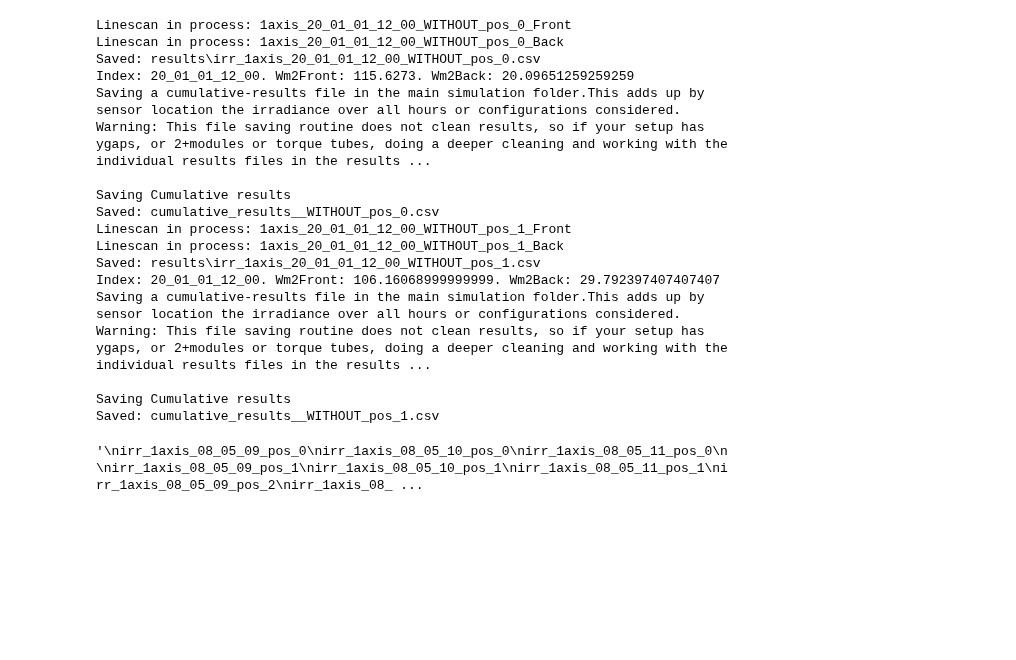
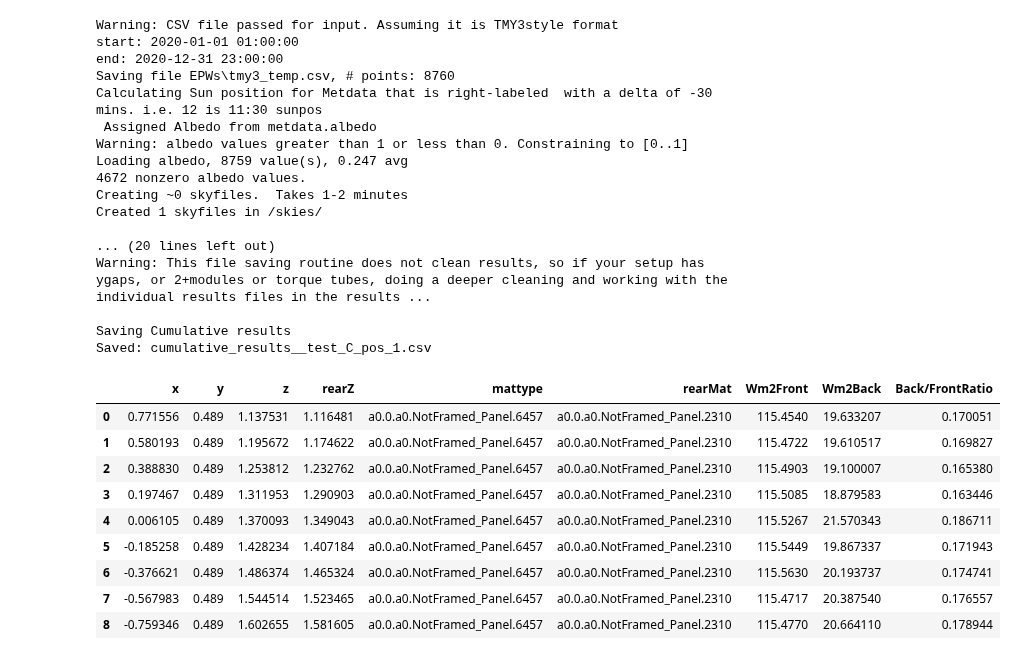
Before and after one commit to NREL/bifacial_radiance, a Jupyter notebook: docs/tutorials/Site Simulation with Frames and Omegas.ipynb, the cells around one changed output. Cells and saved outputs as stored; diff of their text form; code cells hidden in the pictures; blank space fills up the shorter version.

Commit message:
updates to Simulation Journal

```diff
--- a/docs/tutorials/Site Simulation with Frames and Omegas.ipynb
+++ b/docs/tutorials/Site Simulation with Frames and Omegas.ipynb
@@ -196,41 +239,51 @@ demo.trackerdict['20_01_01_12_00']['surf_tilt']
 # %%
+# Restricting run to one hour for speed, 'MM_DD_HH'
+metdata = demo.readWeatherFile(TMYtoread)
+demo.setGround()
+sceneDict = {'pitch': pitch,'hub_height':hub_height, 'nMods':nMods, 'nRows': nRows, 'sceney':y}
+trackerdict = demo.set1axis(metdata = metdata, limit_angle = limit_angle, backtrack = backtrack,
+                            gcr = gcr, cumulativesky = cumulativesky)
+startdate = '20_01_01_12'
+enddate = '20_01_01_12'
+trackerdict = demo.gendaylit1axis(startdate = startdate, enddate = enddate)
+trackerdict = demo.makeScene1axis(moduletype = moduletype_simple, sceneDict = sceneDict)
+trackerdict = demo.makeOct1axis()
+print(demo.trackerdict['20_01_01_12_00']['surf_tilt'])
+
 scanpoints = int(0.05/0.005)     # sample 5 cm from the edge, with a resolution of 0.005 mm
 frame_thickness = 0.01
 modscanBack = {}
 for ii in range(0, 2):
     modscanBack['ystart']  = x/2.0 - (frame_thickness + 0.001) - 0.005*ii # (adding frame thicknes plus 1 mm so it does not overlay exactly)
-    result = demo.analysis1axis(modscanfront=modscanBack, modscanback=modscanBack, relative = False, customname='_WITHOUT_'+'pos_'+str(ii))
-
-
-'''
-irr_1axis_08_05_09_pos_0
-irr_1axis_08_05_10_pos_0
-irr_1axis_08_05_11_pos_0
-
-irr_1axis_08_05_09_pos_1
-irr_1axis_08_05_10_pos_1
-irr_1axis_08_05_11_pos_1
-irr_1axis_08_05_09_pos_2
-irr_1axis_08_05_10_pos_2
-irr_1axis_08_05_11_pos_2
-'''
+    result = demo.analysis1axis(modscanfront=modscanBack, modscanback=modscanBack, relative = False, customname='_test_C_pos_'+str(ii))
 # %% [output]
-Linescan in process: 1axis_20_01_01_12_00_WITHOUT_pos_0_Front
-Linescan in process: 1axis_20_01_01_12_00_WITHOUT_pos_0_Back
-Saved: results\irr_1axis_20_01_01_12_00_WITHOUT_pos_0.csv
-Index: 20_01_01_12_00. Wm2Front: 115.6273. Wm2Back: 20.09651259259259
-Saving a cumulative-results file in the main simulation folder.This adds up by sensor location the irradiance over all hours or configurations considered.
+Warning: CSV file passed for input. Assuming it is TMY3style format
+start: 2020-01-01 01:00:00
+end: 2020-12-31 23:00:00
+Saving file EPWs\tmy3_temp.csv, # points: 8760
+Calculating Sun position for Metdata that is right-labeled  with a delta of -30 mins. i.e. 12 is 11:30 sunpos
+ Assigned Albedo from metdata.albedo
+Warning: albedo values greater than 1 or less than 0. Constraining to [0..1]
+Loading albedo, 8759 value(s), 0.247 avg
+4672 nonzero albedo values.
+Creating ~0 skyfiles.  Takes 1-2 minutes
+Created 1 skyfiles in /skies/
+
+... (20 lines left out)
 Warning: This file saving routine does not clean results, so if your setup has ygaps, or 2+modules or torque tubes, doing a deeper cleaning and working with the individual results files in the results ...
 
 Saving Cumulative results
-Saved: cumulative_results__WITHOUT_pos_0.csv
-Linescan in process: 1axis_20_01_01_12_00_WITHOUT_pos_1_Front
-Linescan in process: 1axis_20_01_01_12_00_WITHOUT_pos_1_Back
-Saved: results\irr_1axis_20_01_01_12_00_WITHOUT_pos_1.csv
-Index: 20_01_01_12_00. Wm2Front: 106.16068999999999. Wm2Back: 29.792397407407407
-Saving a cumulative-results file in the main simulation folder.This adds up by sensor location the irradiance over all hours or configurations considered.
-Warning: This file saving routine does not clean results, so if your setup has ygaps, or 2+modules or torque tubes, doing a deeper cleaning and working with the individual results files in the results ...
-
-Saving Cumulative results
-Saved: cumulative_results__WITHOUT_pos_1.csv
+Saved: cumulative_results__test_C_pos_1.csv
-'\nirr_1axis_08_05_09_pos_0\nirr_1axis_08_05_10_pos_0\nirr_1axis_08_05_11_pos_0\n\nirr_1axis_08_05_09_pos_1\nirr_1axis_08_05_10_pos_1\nirr_1axis_08_05_11_pos_1\nirr_1axis_08_05_09_pos_2\nirr_1axis_08_ ...
+# %%
+bifacial_radiance.load.read1Result('results\irr_1axis_20_01_01_12_00_test_C_pos_0.csv')
+# %% [output]
+|  | x | y | z | rearZ | mattype | rearMat | Wm2Front | Wm2Back | Back/FrontRatio |
+| 0 | 0.771556 | 0.489 | 1.137531 | 1.116481 | a0.0.a0.NotFramed_Panel.6457 | a0.0.a0.NotFramed_Panel.2310 | 115.4540 | 19.633207 | 0.170051 |
+| 1 | 0.580193 | 0.489 | 1.195672 | 1.174622 | a0.0.a0.NotFramed_Panel.6457 | a0.0.a0.NotFramed_Panel.2310 | 115.4722 | 19.610517 | 0.169827 |
+| 2 | 0.388830 | 0.489 | 1.253812 | 1.232762 | a0.0.a0.NotFramed_Panel.6457 | a0.0.a0.NotFramed_Panel.2310 | 115.4903 | 19.100007 | 0.165380 |
+| 3 | 0.197467 | 0.489 | 1.311953 | 1.290903 | a0.0.a0.NotFramed_Panel.6457 | a0.0.a0.NotFramed_Panel.2310 | 115.5085 | 18.879583 | 0.163446 |
+| 4 | 0.006105 | 0.489 | 1.370093 | 1.349043 | a0.0.a0.NotFramed_Panel.6457 | a0.0.a0.NotFramed_Panel.2310 | 115.5267 | 21.570343 | 0.186711 |
+| 5 | -0.185258 | 0.489 | 1.428234 | 1.407184 | a0.0.a0.NotFramed_Panel.6457 | a0.0.a0.NotFramed_Panel.2310 | 115.5449 | 19.867337 | 0.171943 |
+| 6 | -0.376621 | 0.489 | 1.486374 | 1.465324 | a0.0.a0.NotFramed_Panel.6457 | a0.0.a0.NotFramed_Panel.2310 | 115.5630 | 20.193737 | 0.174741 |
+| 7 | -0.567983 | 0.489 | 1.544514 | 1.523465 | a0.0.a0.NotFramed_Panel.6457 | a0.0.a0.NotFramed_Panel.2310 | 115.4717 | 20.387540 | 0.176557 |
+| 8 | -0.759346 | 0.489 | 1.602655 | 1.581605 | a0.0.a0.NotFramed_Panel.6457 | a0.0.a0.NotFramed_Panel.2310 | 115.4770 | 20.664110 | 0.178944 |
```
Also changed, not shown: parts of 41 cells of this notebook, 1 other file.
